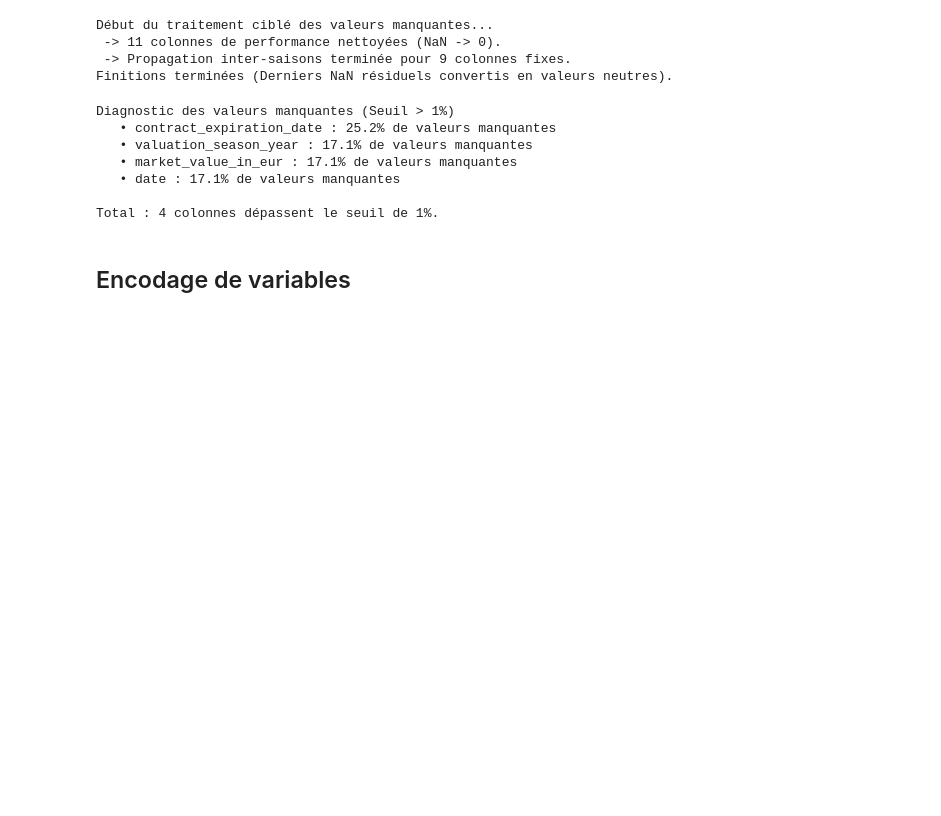
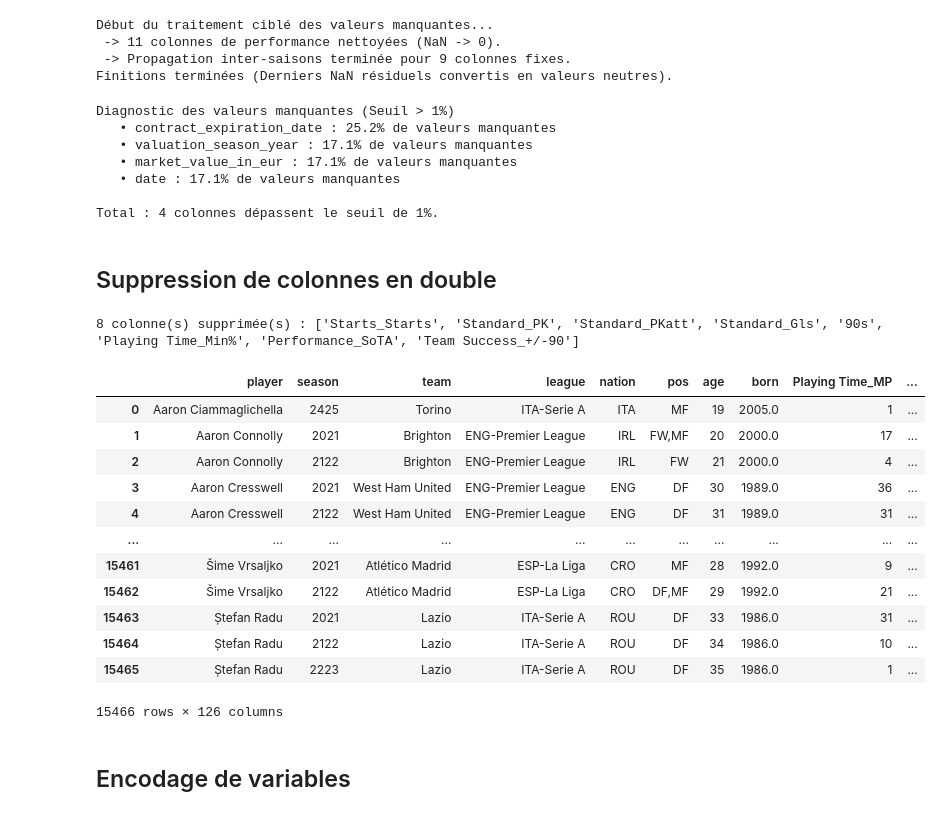
Before and after one commit to Quadratic-Labs/predict_vm_football, a Jupyter notebook: notebooks/04_nettoyage_base.ipynb, the cells around one changed output. Drawn from its saved outputs; the diff is of its cells as text; code cells hidden in the pictures; blank space fills up the shorter version.

```diff
--- a/notebooks/04_nettoyage_base.ipynb
+++ b/notebooks/04_nettoyage_base.ipynb
@@ -110,6 +110,41 @@ Diagnostic des valeurs manquantes (Seuil > 1%)
    • date : 17.1% de valeurs manquantes
 
 Total : 4 colonnes dépassent le seuil de 1%.
+# %% [markdown]
+## Suppression de colonnes en double
+# %%
+# Exemple de liste de colonnes à jeter après ton analyse de colinéarité
+colonnes_redondantes = [
+    "Starts_Starts",
+    "Standard_PK",
+    "Standard_PKatt",
+    "Standard_Gls",  # Doublon parfait de Performance_Gls
+    "90s",
+    "Playing Time_Min%",
+    "Performance_SoTA",
+    "Team Success_+/-90"
+]
+
+# Application
+df = supprimer_colonnes_du_dataset(df, colonnes_redondantes)
+# %% [output]
+8 colonne(s) supprimée(s) : ['Starts_Starts', 'Standard_PK', 'Standard_PKatt', 'Standard_Gls', '90s', 'Playing Time_Min%', 'Performance_SoTA', 'Team Success_+/-90']
+# %%
+df
+# %% [output]
+|  | player | season | team | league | nation | pos | age | born | Playing Time_MP | ... |
+| 0 | Aaron Ciammaglichella | 2425 | Torino | ITA-Serie A | ITA | MF | 19 | 2005.0 | 1 | ... |
+| 1 | Aaron Connolly | 2021 | Brighton | ENG-Premier League | IRL | FW,MF | 20 | 2000.0 | 17 | ... |
+| 2 | Aaron Connolly | 2122 | Brighton | ENG-Premier League | IRL | FW | 21 | 2000.0 | 4 | ... |
+| 3 | Aaron Cresswell | 2021 | West Ham United | ENG-Premier League | ENG | DF | 30 | 1989.0 | 36 | ... |
+| 4 | Aaron Cresswell | 2122 | West Ham United | ENG-Premier League | ENG | DF | 31 | 1989.0 | 31 | ... |
+| ... | ... | ... | ... | ... | ... | ... | ... | ... | ... | ... |
+| 15461 | Šime Vrsaljko | 2021 | Atlético Madrid | ESP-La Liga | CRO | MF | 28 | 1992.0 | 9 | ... |
+| 15462 | Šime Vrsaljko | 2122 | Atlético Madrid | ESP-La Liga | CRO | DF,MF | 29 | 1992.0 | 21 | ... |
+| 15463 | Ștefan Radu | 2021 | Lazio | ITA-Serie A | ROU | DF | 33 | 1986.0 | 31 | ... |
+| 15464 | Ștefan Radu | 2122 | Lazio | ITA-Serie A | ROU | DF | 34 | 1986.0 | 10 | ... |
+| 15465 | Ștefan Radu | 2223 | Lazio | ITA-Serie A | ROU | DF | 35 | 1986.0 | 1 | ... |
+15466 rows × 126 columns
 # %% [markdown]
 ## Encodage de variables
 # %%
```
Also changed, not shown: parts of 5 cells of this notebook, 3 other files.
